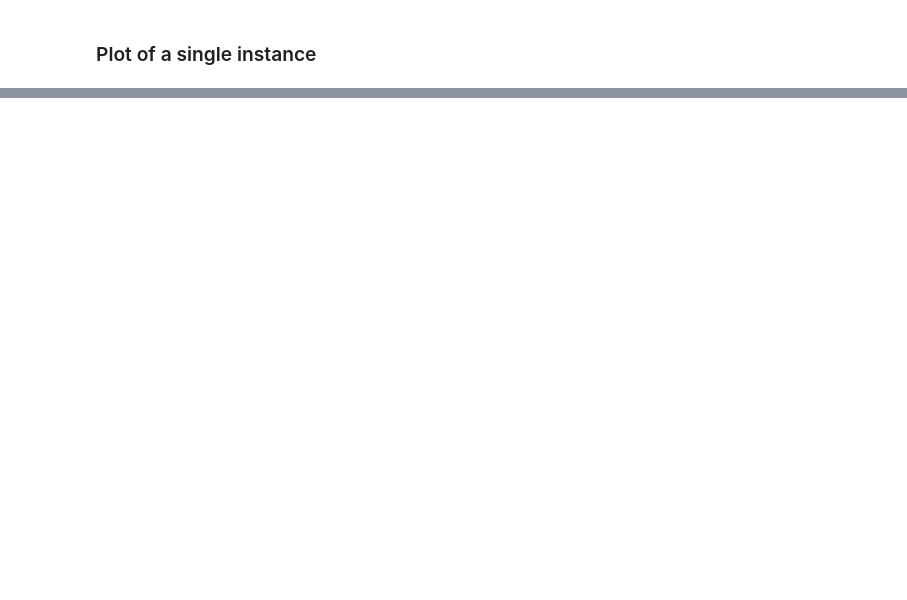
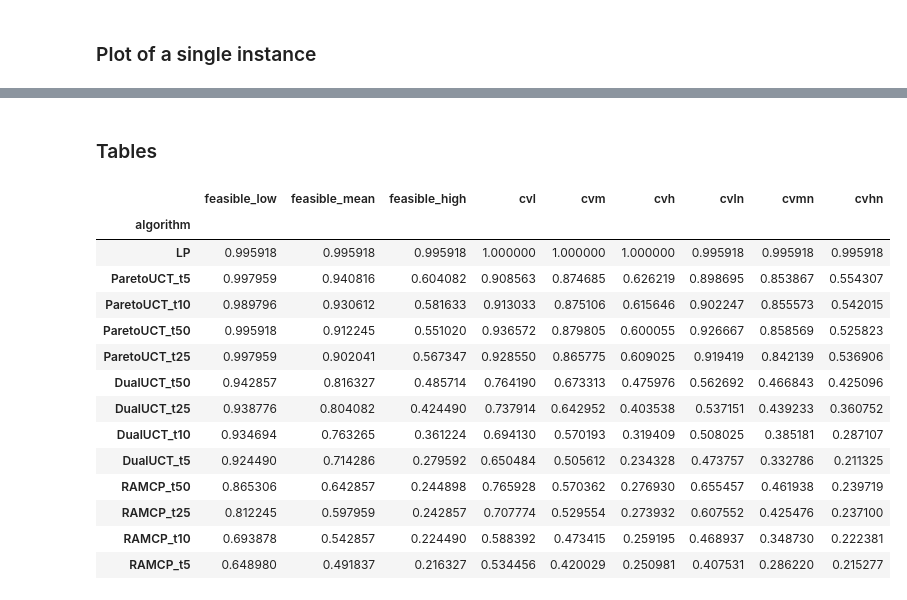
Before and after one commit to kurecka/rats, a Jupyter notebook: notebooks/visualization.ipynb, the cells around one changed output, grey strips where cells are left out. Saved outputs shown, nothing was run; the diff lists cells and outputs as text; code cells hidden in the pictures; blank space fills up the shorter version.

```diff
--- a/notebooks/visualization.ipynb
+++ b/notebooks/visualization.ipynb
@@ -52,0 +86,16 @@ agent_data.head()
+# %%
+# Merge the data
+all_data = pd.concat([agent_data, lp_data], ignore_index=True)
+
+# Add LP accurate values
+real_values = lp_data[['mean_reward', 'benchmark', 'c']]
+
+all_data = all_data.merge(real_values, on=['benchmark', 'c'], suffixes=('', '_real'))
+
+m = all_data['mean_reward'].min()
+
+all_data['mean_reward'] -= all_data['mean_reward']
+all_data['mean_reward_real'] += 0.00001
+
+all_data.sort_values(by=['benchmark', 'algorithm'], inplace=True)
+all_data.head()
@@ -95,0 +153,41 @@ g.savefig('mean_reward_vs_c.svg')
+# %% [markdown]
+### Tables
+# %%
+# minimum of mean_reward and mean_reward_real
+all_data['min_mean_reward'] = all_data[['mean_reward', 'mean_reward_real']].min(axis=1)
+all_data['cvm'] = all_data['feasible_mean'] * all_data['min_mean_reward']
+all_data['cvl'] = all_data['feasible_low'] * all_data['min_mean_reward']
+all_data['cvh'] = all_data['feasible_high'] * all_data['min_mean_reward']
+
+for m in ['cvm', 'cvl', 'cvh']:
+    all_data[m] /= all_data.groupby('algorithm')[m].mean().max()
+
+# all_data['cvm'] /= all_data['cvm'].max()
+# all_data['cvl'] /= all_data['cvl'].max()
+# all_data['cvh'] /= all_data['cvh'].max()
+
+all_data['cvmn'] = all_data['feasible_mean'] * all_data['min_mean_reward'] / (all_data['mean_reward_real'])
+all_data['cvln'] = all_data['feasible_low'] * all_data['min_mean_reward'] / (all_data['mean_reward_real'])
+all_data['cvhn'] = all_data['feasible_high'] * all_data['min_mean_reward'] / (all_data['mean_reward_real'])
+
+all_data.groupby(['algorithm'])[[
+    'feasible_low', 'feasible_mean', 'feasible_high',
+    'cvl', 'cvm', 'cvh',
+    'cvln', 'cvmn', 'cvhn',
+]].mean().sort_values(by='feasible_mean', ascending=False)
+# %% [output]
+|  | feasible_low | feasible_mean | feasible_high | cvl | cvm | cvh | cvln | cvmn | cvhn |
+| algorithm |  |  |  |  |  |  |  |  |  |
+| LP | 0.995918 | 0.995918 | 0.995918 | 1.000000 | 1.000000 | 1.000000 | 0.995918 | 0.995918 | 0.995918 |
+| ParetoUCT_t5 | 0.997959 | 0.940816 | 0.604082 | 0.908563 | 0.874685 | 0.626219 | 0.898695 | 0.853867 | 0.554307 |
+| ParetoUCT_t10 | 0.989796 | 0.930612 | 0.581633 | 0.913033 | 0.875106 | 0.615646 | 0.902247 | 0.855573 | 0.542015 |
+| ParetoUCT_t50 | 0.995918 | 0.912245 | 0.551020 | 0.936572 | 0.879805 | 0.600055 | 0.926667 | 0.858569 | 0.525823 |
+| ParetoUCT_t25 | 0.997959 | 0.902041 | 0.567347 | 0.928550 | 0.865775 | 0.609025 | 0.919419 | 0.842139 | 0.536906 |
+| DualUCT_t50 | 0.942857 | 0.816327 | 0.485714 | 0.764190 | 0.673313 | 0.475976 | 0.562692 | 0.466843 | 0.425096 |
+| DualUCT_t25 | 0.938776 | 0.804082 | 0.424490 | 0.737914 | 0.642952 | 0.403538 | 0.537151 | 0.439233 | 0.360752 |
+| DualUCT_t10 | 0.934694 | 0.763265 | 0.361224 | 0.694130 | 0.570193 | 0.319409 | 0.508025 | 0.385181 | 0.287107 |
+| DualUCT_t5 | 0.924490 | 0.714286 | 0.279592 | 0.650484 | 0.505612 | 0.234328 | 0.473757 | 0.332786 | 0.211325 |
+| RAMCP_t50 | 0.865306 | 0.642857 | 0.244898 | 0.765928 | 0.570362 | 0.276930 | 0.655457 | 0.461938 | 0.239719 |
+| RAMCP_t25 | 0.812245 | 0.597959 | 0.242857 | 0.707774 | 0.529554 | 0.273932 | 0.607552 | 0.425476 | 0.237100 |
+| RAMCP_t10 | 0.693878 | 0.542857 | 0.224490 | 0.588392 | 0.473415 | 0.259195 | 0.468937 | 0.348730 | 0.222381 |
+| RAMCP_t5 | 0.648980 | 0.491837 | 0.216327 | 0.534456 | 0.420029 | 0.250981 | 0.407531 | 0.286220 | 0.215277 |
```
Also changed, not shown: parts of 8 cells of this notebook, 1 other file.
